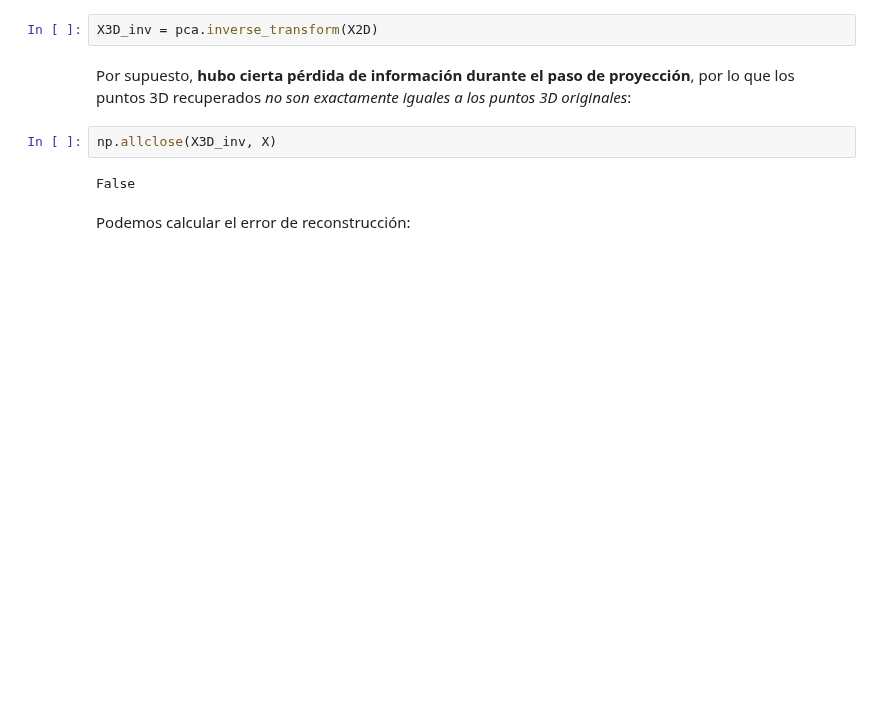
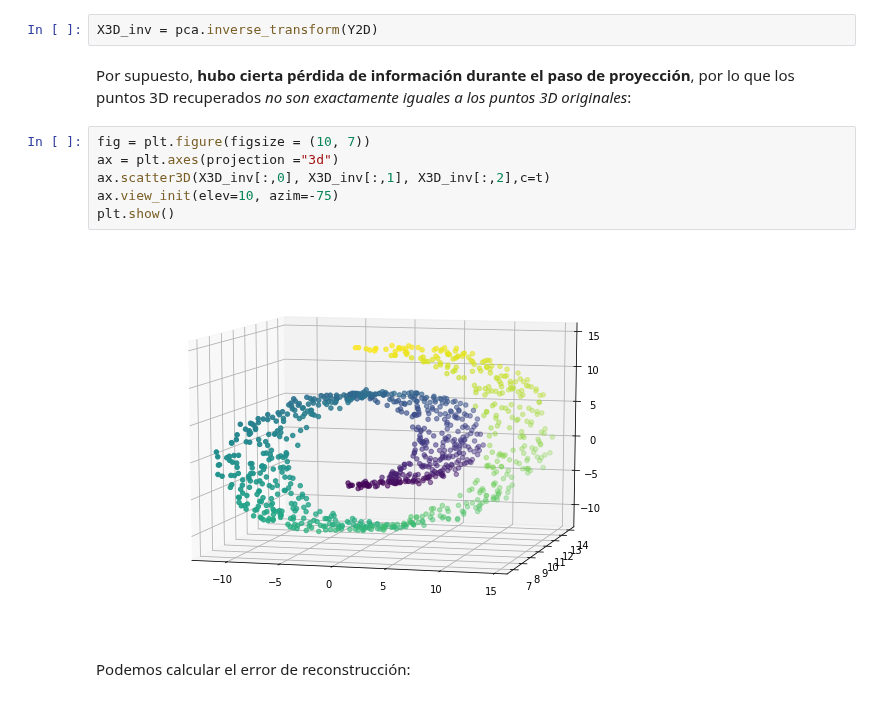
Before and after one commit to amalvarezme/AnaliticaDatos, a Jupyter notebook: 4_NoSupervisado/2_ReduccionDimension.ipynb, the cells around one changed output. Saved outputs shown, nothing was run; the diff lists cells and outputs as text; blank space fills up the shorter version.

```diff
--- a/4_NoSupervisado/2_ReduccionDimension.ipynb
+++ b/4_NoSupervisado/2_ReduccionDimension.ipynb
@@ -149,13 +49,17 @@ True
 # %% [markdown]
 Ahora vamos a recuperar los puntos 3D proyectados en el plano (subespacio PCA 2D).
 # %%
-X3D_inv = pca.inverse_transform(X2D)
+X3D_inv = pca.inverse_transform(Y2D)
 # %% [markdown]
 Por supuesto, **hubo cierta pérdida de información durante el paso de proyección**, por lo que los puntos 3D recuperados *no son exactamente iguales a los puntos 3D originales*:
-# %%
-np.allclose(X3D_inv, X)
-# %% [output]
-False
+# %%
+fig = plt.figure(figsize = (10, 7))
+ax = plt.axes(projection ="3d")
+ax.scatter3D(X3D_inv[:,0], X3D_inv[:,1], X3D_inv[:,2],c=t)
+ax.view_init(elev=10, azim=-75)
+plt.show()
+# %% [output]
+[figure, added]
 # %% [markdown]
 Podemos calcular el error de reconstrucción:
 # %%
```
Also changed, not shown: parts of 25 cells of this notebook.
